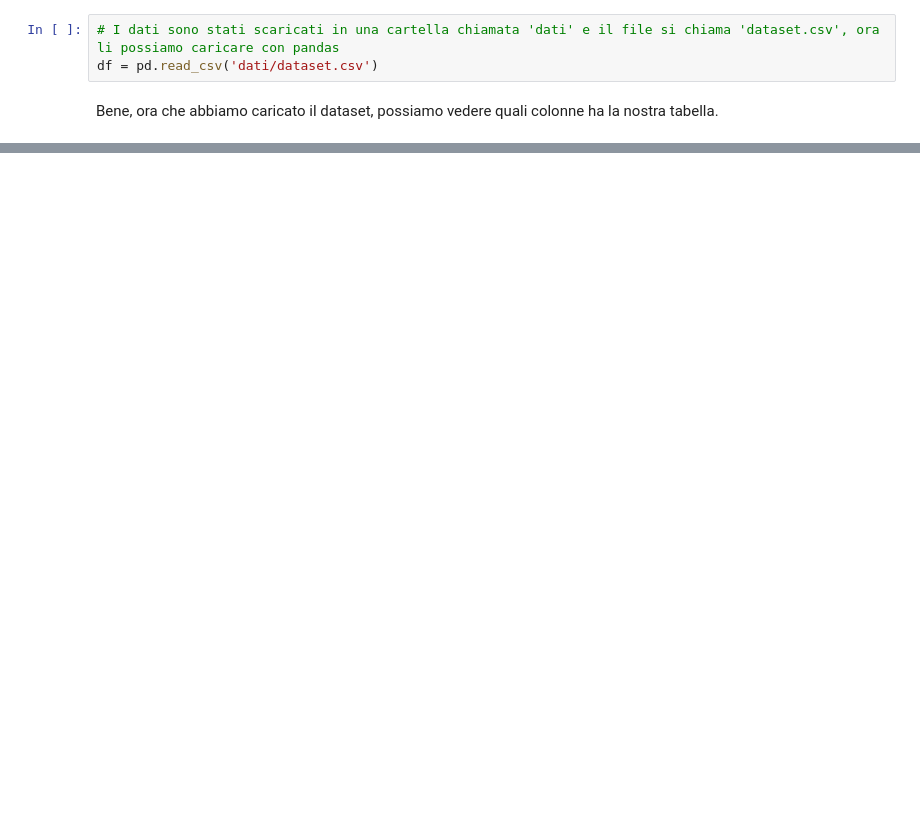
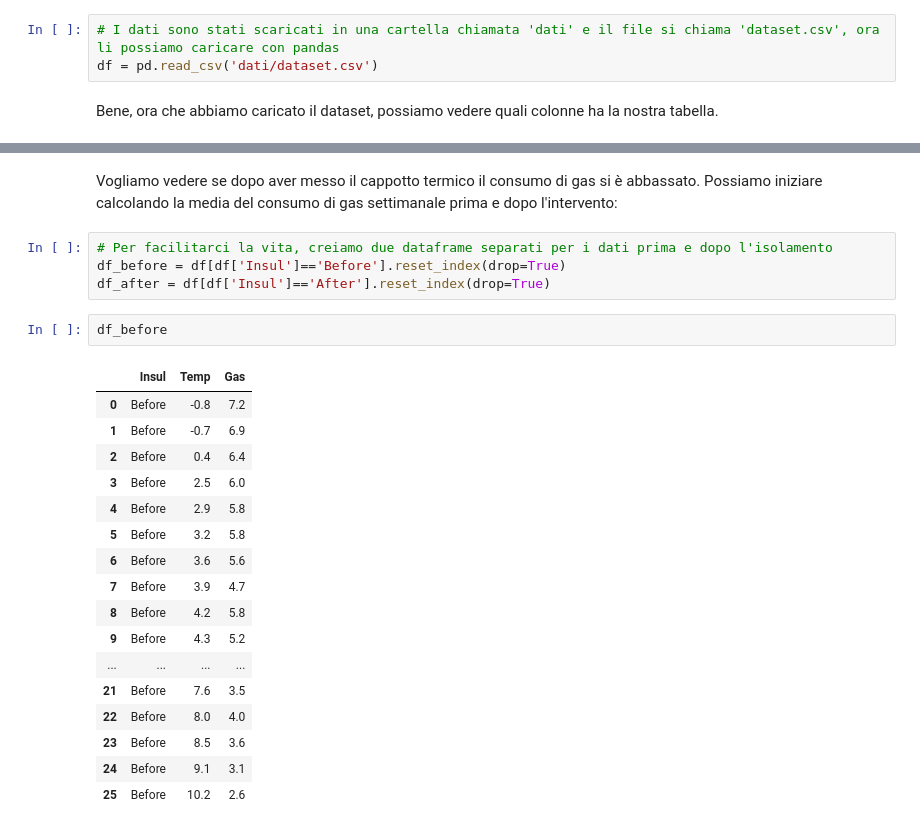
Before and after one commit to DavideScassola/data_analysis_laboratory, a Jupyter notebook: notebooks/casa.ipynb, the cells around one changed output, grey strips where cells are left out. Saved outputs shown, nothing was run; the diff lists cells and outputs as text; blank space fills up the shorter version.

```diff
--- a/notebooks/casa.ipynb
+++ b/notebooks/casa.ipynb
@@ -99,0 +78,27 @@ df.describe()
+# %% [markdown]
+Vogliamo vedere se dopo aver messo il cappotto termico il consumo di gas si è abbassato.
+Possiamo iniziare calcolando la media del consumo di gas settimanale prima e dopo l'intervento:
+# %%
+# Per facilitarci la vita, creiamo due dataframe separati per i dati prima e dopo l'isolamento
+df_before = df[df['Insul']=='Before'].reset_index(drop=True)
+df_after = df[df['Insul']=='After'].reset_index(drop=True)
+# %%
+df_before
+# %% [output]
+|  | Insul | Temp | Gas |
+| 0 | Before | -0.8 | 7.2 |
+| 1 | Before | -0.7 | 6.9 |
+| 2 | Before | 0.4 | 6.4 |
+| 3 | Before | 2.5 | 6.0 |
+| 4 | Before | 2.9 | 5.8 |
+| 5 | Before | 3.2 | 5.8 |
+| 6 | Before | 3.6 | 5.6 |
+| 7 | Before | 3.9 | 4.7 |
+| 8 | Before | 4.2 | 5.8 |
+| 9 | Before | 4.3 | 5.2 |
+| ... | ... | ... | ... |
+| 21 | Before | 7.6 | 3.5 |
+| 22 | Before | 8.0 | 4.0 |
+| 23 | Before | 8.5 | 3.6 |
+| 24 | Before | 9.1 | 3.1 |
+| 25 | Before | 10.2 | 2.6 |
```
Also changed, not shown: parts of 31 cells of this notebook, 1 other file.
